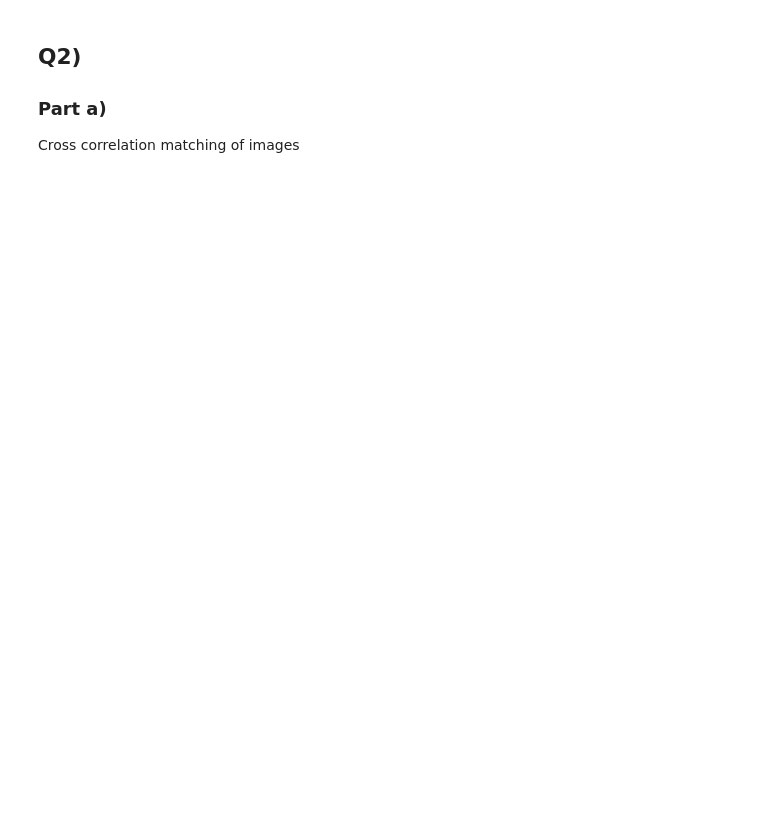
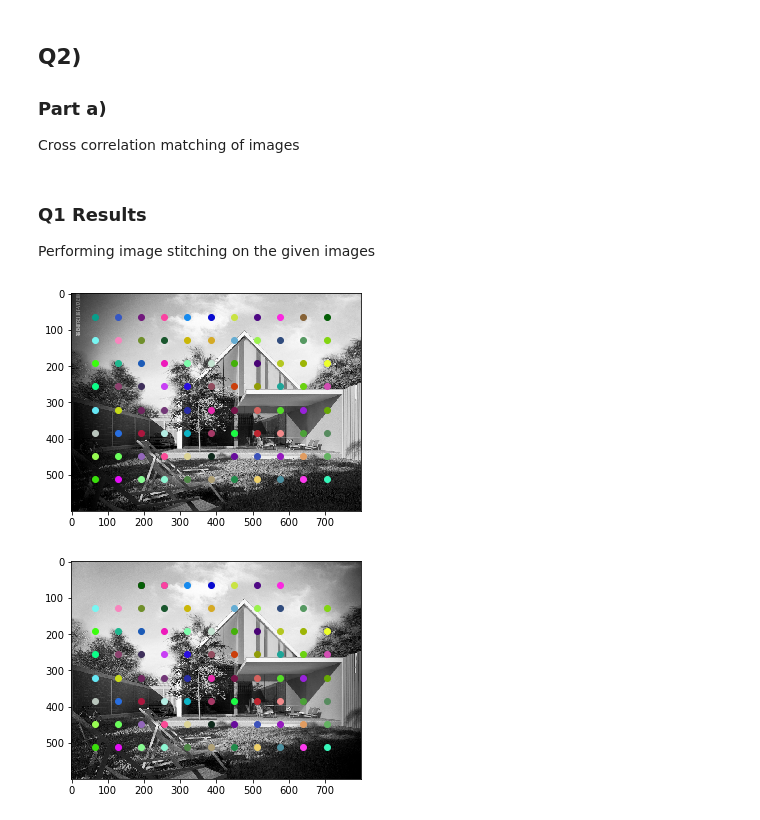
Before and after one commit to RahulSajnani/Computer-vision, a Jupyter notebook: 20171056_Assignment2/20171056_Assignment_2.ipynb, the cells around one changed output. Cells and saved outputs as stored; diff of their text form; code cells hidden in the pictures; blank space fills up the shorter version.

```diff
--- a/20171056_Assignment2/20171056_Assignment_2.ipynb
+++ b/20171056_Assignment2/20171056_Assignment_2.ipynb
@@ -7,7 +68,7 @@ import matplotlib.pyplot as plt
 
 def ORBfeatures(img1, img2):
     '''
-    Code to get ORB point correspondences
+    Code to get SIFT point correspondences
     '''
 #     orb = cv2.ORB_create(nfeatures = 500)
     orb = cv2.xfeatures2d.SIFT_create(nfeatures=500)
@@ -84,7 +145,9 @@ def getHomographyMatrix(points_1, points_2):
 
 def getHomographyRansac(img1, img2, numIterations, threshold):
 
-
+    '''
+    RANSAC based implementation to compute best homography matrix between the two images that maximizes number of inliers
+    '''
     inliersinArray = 0
     points_img1, points_img2 = ORBfeatures(img1, img2)
     for i in range(numIterations):
@@ -140,19 +203,23 @@ def getTranslation(H, img1, img2):
 
 
 def cropImage(image, threshold):
+    '''
+    Function that crops the black rows and columns out of image
+    '''
 
     mask = image>threshold
     if image.ndim==3:
         mask = mask.all(2)
 
-    mask0,mask1 = mask.any(0),mask.any(1)
+    mask0 = mask.any(0)
+    mask1 = mask.any(1)
 
     return image[np.ix_(mask1,mask0)]
 
 def combinedImage(image1, image2):
-
-
-
+    '''
+    Function to combine images 1 and 2
+    '''
     mask = (image1 != 0)
     tempImage = image2[0:image1.shape[0], 0:image1.shape[1],:]
     tempImage[mask] = image1[mask]
@@ -192,9 +259,3 @@ def stitchSequence(imageDir, seq_id):
     plt.imshow(img1)
     plt.show()
     return img1
-# %%
-if __name__ == "__main__":
-
-    seq_id = 2
-    imageDir = './images/image_mosaicing/'
-    stitchSequence(imageDir, seq_id)
@@ -265,0 +462,13 @@ def windowMatching(img1, img2, window_size = 32):
+# %% [markdown]
+### Q1 Results
+
+Performing image stitching on the given images
+# %%
+if __name__ == "__main__":
+
+    seq_id = 1
+    imageDir = './images/image_mosaicing/'
+    stitchSequence(imageDir, seq_id)
+# %% [output]
+[figure, added]
+[figure, added]
```
Also changed, not shown: parts of 10 cells of this notebook.
